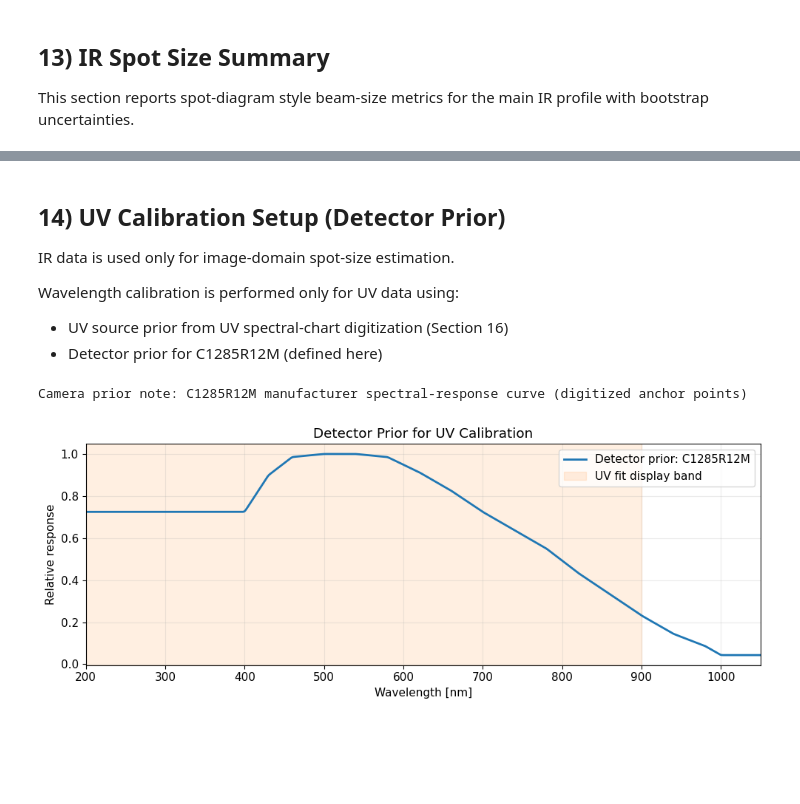
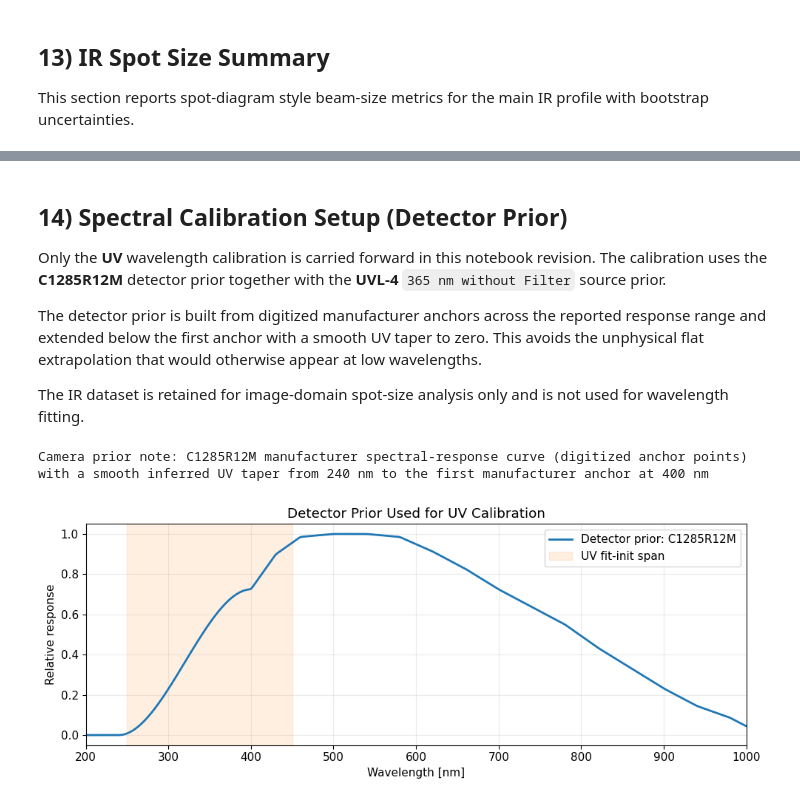
Before and after one commit to JensenDABHOY/Flatsat-Dissertation-Code, a Jupyter notebook: spectrometer_characterization_from_tiffs.ipynb, the cells around one changed output, grey strips where cells are left out. Saved outputs shown, nothing was run; the diff lists cells and outputs as text; code cells hidden in the pictures; blank space fills up the shorter version.

Commit message:
Update spectrometer notebook and README

```diff
--- a/spectrometer_characterization_from_tiffs.ipynb
+++ b/spectrometer_characterization_from_tiffs.ipynb
@@ -1327,58 +1205,81 @@ IR spot-diagram main-profile summary:
 # %% [markdown]
-## 14) UV Calibration Setup (Detector Prior)
+## 14) Spectral Calibration Setup (Detector Prior)
 
-IR data is used only for image-domain spot-size estimation.
+Only the **UV** wavelength calibration is carried forward in this notebook revision.
+The calibration uses the **C1285R12M** detector prior together with the **UVL-4** `365 nm without Filter` source prior.
 
-Wavelength calibration is performed only for UV data using:
+The detector prior is built from digitized manufacturer anchors across the reported response range and extended below the
+first anchor with a smooth UV taper to zero. This avoids the unphysical flat extrapolation that would otherwise appear at
+low wavelengths.
 
-- UV source prior from UV spectral-chart digitization (Section 16)
-- Detector prior for C1285R12M (defined here)
+The IR dataset is retained for image-domain spot-size analysis only and is not used for wavelength fitting.
 # %%
-WL_FIT_MIN = 200.0
-WL_FIT_MAX = 900.0
-WL_MODEL_MIN = 200.0
-WL_MODEL_MAX = 1100.0
-wl_model = np.arange(int(WL_MODEL_MIN), int(WL_MODEL_MAX) + 1, 1, dtype=float)
+UV_WL_AXIS = np.arange(200.0, 1001.0, 1.0)
+UV_FIT_INIT_SPAN = (250.0, 450.0)
 
 
 # ---------- C1285R12M detector prior (manufacturer response chart, digitized anchors) ----------
 c1285_wl_anchor = np.array(
     [400, 430, 460, 500, 540, 580, 620, 660, 700, 740, 780, 820, 860, 900, 940, 980, 1000],
     dtype=float,
 )
 c1285_qe_anchor_pct = np.array(
     [50, 62, 68, 69, 69, 68, 63, 57, 50, 44, 38, 30, 23, 16, 10, 6, 3],
     dtype=float,
 )
 
 camera_resp_anchor = c1285_qe_anchor_pct / max(np.max(c1285_qe_anchor_pct), 1e-12)
-camera_resp_model = np.interp(
-    wl_model,
-    c1285_wl_anchor,
-    camera_resp_anchor,
-    left=camera_resp_anchor[0],
-    right=camera_resp_anchor[-1],
+UV_TAPER_START_NM = 240.0
+
+
+def smoothstep01(x):
+    x = np.clip(np.asarray(x, dtype=float), 0.0, 1.0)
+    return x * x * (3.0 - 2.0 * x)
+
+
+def camera_response_on_grid(wl_grid):
+    wl_grid = np.asarray(wl_grid, dtype=float)
+    resp = np.interp(
+        wl_grid,
+        c1285_wl_anchor,
+        camera_resp_anchor,
+        left=np.nan,
+        right=camera_resp_anchor[-1],
+    )
+
+    below = wl_grid < c1285_wl_anchor[0]
+    if np.any(below):
+        t = (wl_grid[below] - UV_TAPER_START_NM) / (c1285_wl_anchor[0] - UV_TAPER_START_NM)
+        resp[below] = camera_resp_anchor[0] * smoothstep01(t)
+        resp[wl_grid < UV_TAPER_START_NM] = 0.0
+
+    resp = gaussian_filter1d(resp, 1.4)
+    resp = np.clip(resp, 0, None)
+    return resp / max(np.max(resp), 1e-12)
+
+
+camera_plot_wl = np.arange(200.0, 1001.0, 1.0)
+camera_resp_plot = camera_response_on_grid(camera_plot_wl)
+
+camera_prior_note = (
+    "C1285R12M manufacturer spectral-response curve (digitized anchor points) with a smooth inferred UV taper "
+    f"from {UV_TAPER_START_NM:.0f} nm to the first manufacturer anchor at {c1285_wl_anchor[0]:.0f} nm"
 )
-camera_resp_model = gaussian_filter1d(camera_resp_model, 1.4)
-camera_resp_model = np.clip(camera_resp_model, 0, None)
-camera_resp_model = camera_resp_model / max(np.max(camera_resp_model), 1e-12)
-
-camera_prior_note = "C1285R12M manufacturer spectral-response curve (digitized anchor points)"
 
 plt.figure(figsize=(10, 4.0))
-plt.plot(wl_model, camera_resp_model, lw=2.0, label="Detector prior: C1285R12M")
-plt.axvspan(WL_FIT_MIN, WL_FIT_MAX, color="tab:orange", alpha=0.12, label="UV fit display band")
-plt.xlim(200, 1050)
+plt.plot(camera_plot_wl, camera_resp_plot, lw=2.0, label="Detector prior: C1285R12M")
+plt.axvspan(UV_FIT_INIT_SPAN[0], UV_FIT_INIT_SPAN[1], color="tab:orange", alpha=0.12, label="UV fit-init span")
+plt.xlim(200, 1000)
 plt.xlabel("Wavelength [nm]")
 plt.ylabel("Relative response")
-plt.title("Detector Prior for UV Calibration")
+plt.title("Detector Prior Used for UV Calibration")
 plt.legend()
 plt.tight_layout()
 
 print(f"Camera prior note: {camera_prior_note}")
 # %% [output]
-Camera prior note: C1285R12M manufacturer spectral-response curve (digitized anchor points)
+Camera prior note: C1285R12M manufacturer spectral-response curve (digitized anchor points) with a smooth inferred UV taper from 240 nm to the first manufacturer anchor at 400 nm
-[figure, old version]
+[figure, new version]
 # %% [markdown]
 ## 15) Shared Fit Utilities (Used by UV Calibration)
 
```
Also changed, not shown: parts of 26 cells of this notebook, 1 other file.
